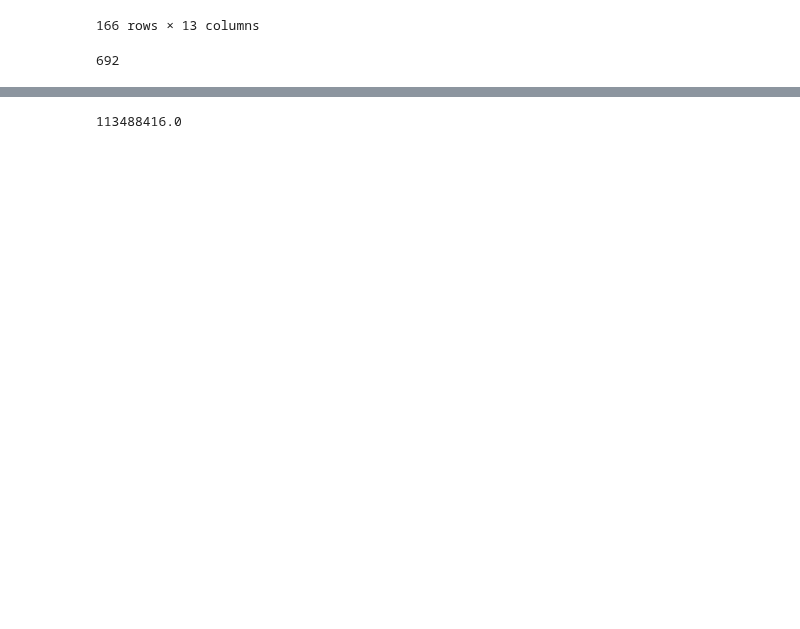
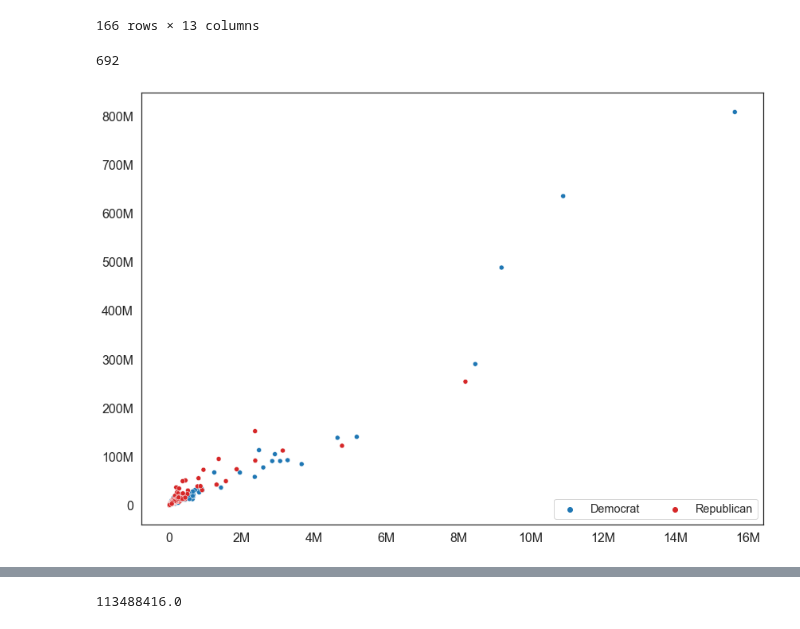
Before and after one commit to lrnz-asnprs/political-ad-api, a Jupyter notebook: notebooks/laurenz_visualizations.ipynb, the cells around one changed output, grey strips where cells are left out. Drawn from its saved outputs; the diff is of its cells as text; code cells hidden in the pictures; blank space fills up the shorter version.

Commit message:
plots & small things for paper

```diff
--- a/notebooks/laurenz_visualizations.ipynb
+++ b/notebooks/laurenz_visualizations.ipynb
@@ -71,5 +71,44 @@ from political_ads.visualizer import Visualizer
 grouper = Grouper()
 viz = Visualizer()
 
-republicans = grouper.group_ads_by_party_by_day(data, "Republican")
-democrats = grouper.group_ads_by_party_by_day(data, "Democrat")
+republicans = grouper.group_ads_by_party_by_page(data, "Republican")
+democrats = grouper.group_ads_by_party_by_page(data, "Democrat")
+# %%
+# concat democrats and republicans dataframes
+import pandas as pd
+import matplotlib.pyplot as plt
+import seaborn as sns
+import matplotlib.ticker as tick
+
+data_merged = pd.concat([democrats, republicans], axis=0)
+data_merged["party"] = data_merged["party"].apply(lambda x: "Democrat" if x == "Independent" else x) # consider independents as democrats
+
+# scatter plot of spend vs. impressions
+
+#sns.scatterplot(x=data_merged["avg_spend"], y=data_merged["avg_impressions"], hue=data_merged["party"], palette=colors)
+
+# Plot the result
+sns.set_theme(style="white")
+# Initialize the matplotlib figure
+f, ax = plt.subplots(figsize=(14, 10))
+
+palette = {"Democrat":"tab:blue",
+           "Republican":"tab:red",
+           "Independent":"tab:grey"}
+# Plot the scores
+# sns.set_color_codes("pastel")
+sns.scatterplot(x=data_merged["avg_spend"], y=data_merged["avg_impressions"], hue=data_merged["party"], palette=palette)
+f.suptitle("")
+# Add a legend and informative axis label
+ax.legend(ncol=1, loc="lower right", frameon=True, fontsize="large")
+# ax.set(xlim=(3.9, 4.3), ylabel="",
+#        xlabel="")
+plt.yticks(fontsize=16)
+plt.xticks(fontsize=16)
+plt.xlabel("")
+plt.ylabel("")
+
+ax.xaxis.set_major_formatter(tick.FuncFormatter(reformat_large_tick_values))
+ax.yaxis.set_major_formatter(tick.FuncFormatter(reformat_large_tick_values))
+# %% [output]
+[figure, added]
```
Also changed, not shown: parts of 2 cells of this notebook, 2 other files.
